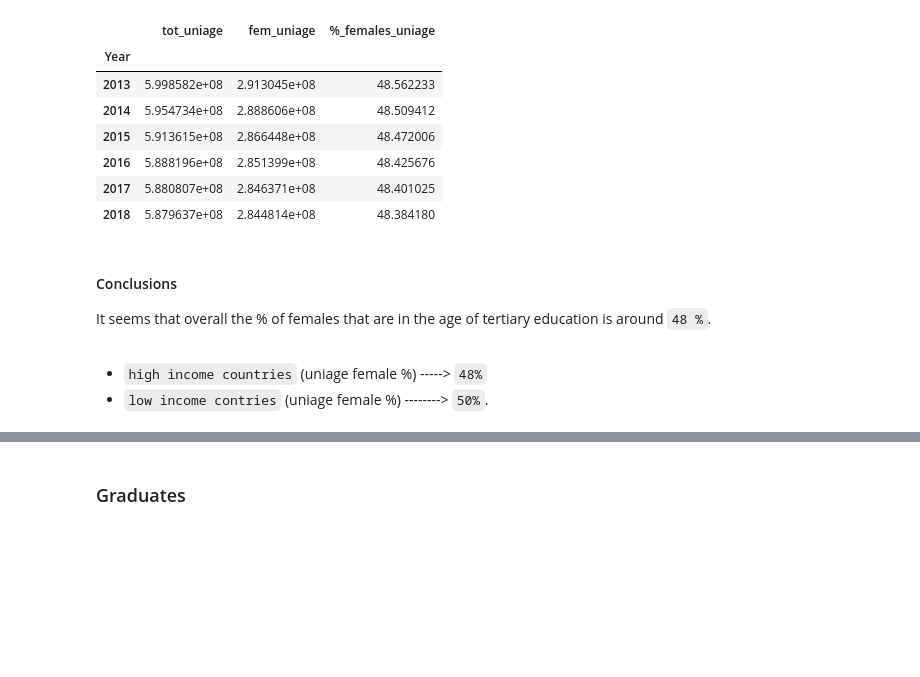
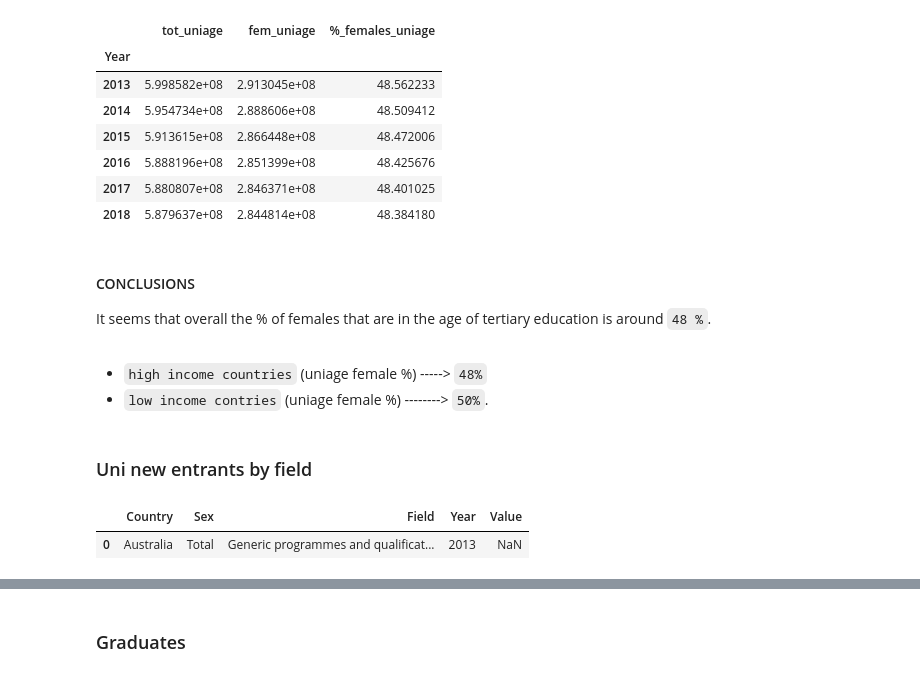
Before and after one commit to ta-data-bcn/Project-Week-5-Your-Own-Project, a Jupyter notebook: your-project/Data cleaning.ipynb, the cells around one changed output, grey strips where cells are left out. Saved outputs shown, nothing was run; the diff lists cells and outputs as text; code cells hidden in the pictures; blank space fills up the shorter version.

````diff
--- a/your-project/Data cleaning.ipynb
+++ b/your-project/Data cleaning.ipynb
@@ -483,8 +485,10 @@ world_uniage
 | 2017 | 5.880807e+08 | 2.846371e+08 | 48.401025 |
 | 2018 | 5.879637e+08 | 2.844814e+08 | 48.384180 |
 # %% [markdown]
-#### Conclusions
+#### CONCLUSIONS
 It seems that overall the % of females that are in the age of tertiary education is around ```48 %```.
 <br><br>
 - ```high income countries``` (uniage female %) -----> ```48%```
 - ```low income contries``` (uniage female %) --------> ```50%```.
+# %% [markdown]
+### Uni new entrants by field
@@ -490,0 +500,5 @@ It seems that overall the % of females that are in the age of tertiary education
+# %%
+entrants.head(1)
+# %% [output]
+|  | Country | Sex | Field | Year | Value |
+| 0 | Australia | Total | Generic programmes and qualificat... | 2013 | NaN |
````
Also changed, not shown: parts of 25 cells of this notebook, 3 other files.
